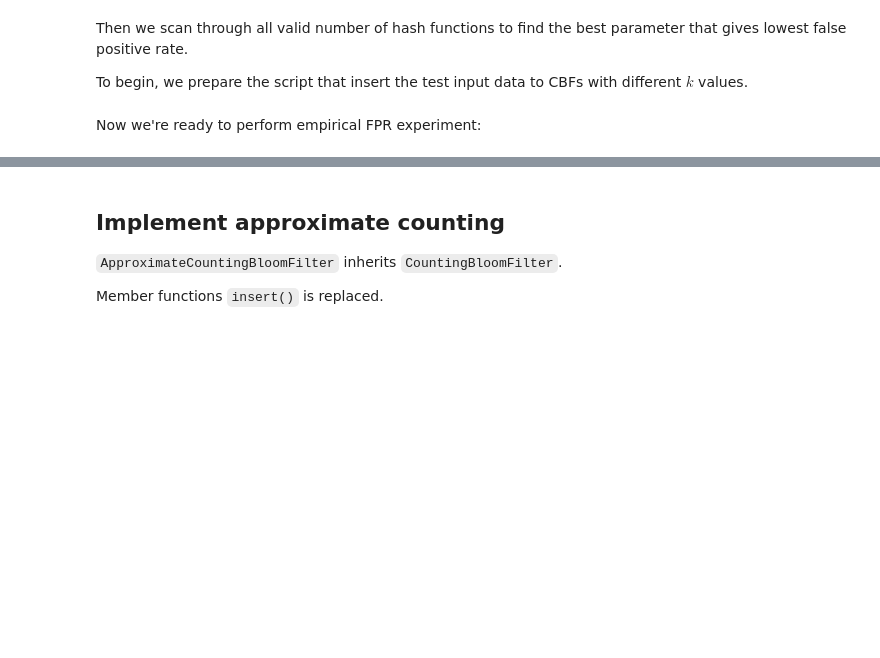
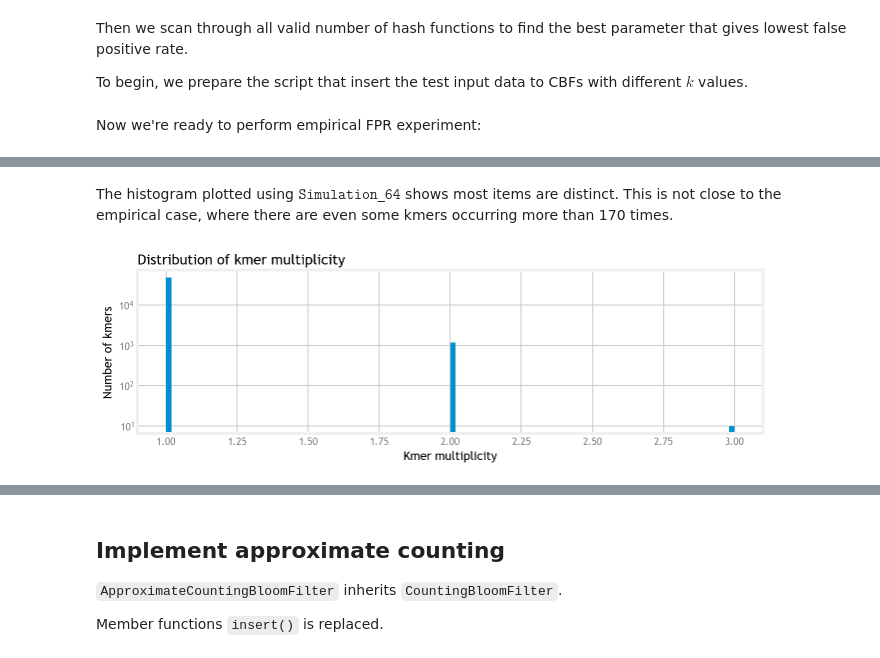
Before and after one commit to milkschen/approx_counting_bloom_filter, a Jupyter notebook: approx_cbf.ipynb, the cells around one changed output, grey strips where cells are left out. Saved outputs shown, nothing was run; the diff lists cells and outputs as text; code cells hidden in the pictures; blank space fills up the shorter version.

```diff
--- a/approx_cbf.ipynb
+++ b/approx_cbf.ipynb
@@ -500,0 +568,7 @@ Let's plot theoretical, empirical and simulattion results together:
+# %% [markdown]
+The histogram plotted using $\texttt{Simulation}$_$\texttt{64}$ shows most items are distinct.
+This is not close to the empirical case, where there are even some kmers occurring more than 170 times.
+# %%
+plot_hist(list_random_dataset[i])
+# %% [output]
+[figure, added]
```
Also changed, not shown: parts of 25 cells of this notebook.
